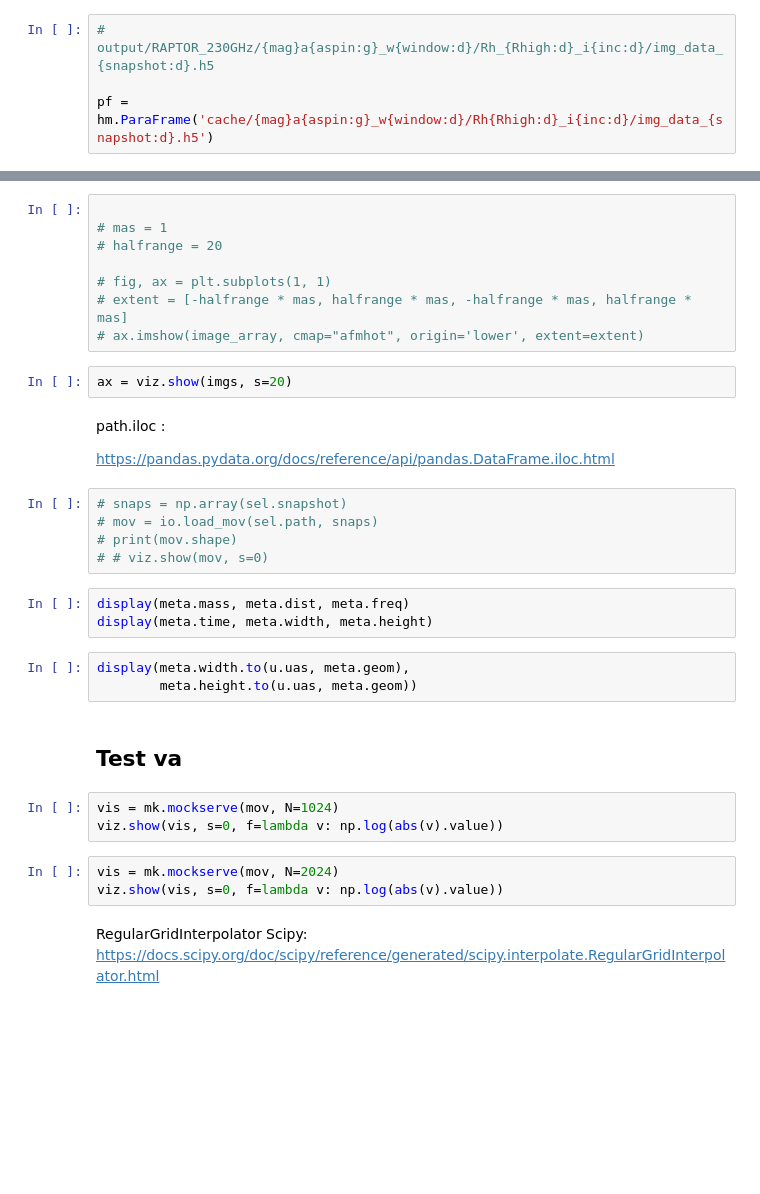
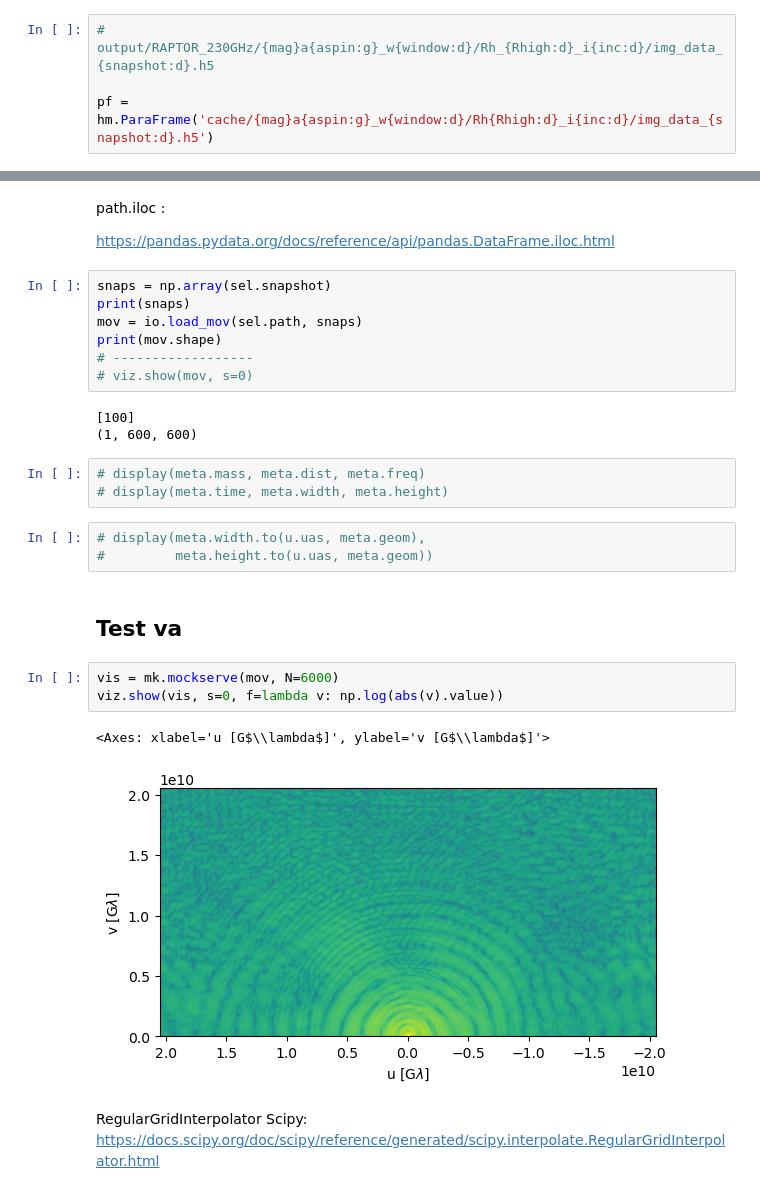
Before and after one commit to hina18201716/2017_sgra_paper5, a Jupyter notebook: RAPTOR_test.ipynb, the cells around one changed output, grey strips where cells are left out. Cells and saved outputs as stored; diff of their text form; blank space fills up the shorter version.

```diff
--- a/RAPTOR_test.ipynb
+++ b/RAPTOR_test.ipynb
@@ -59,36 +41,31 @@ NameError: name 'img' is not defined
-# %%
-
-# mas = 1
-# halfrange = 20
-
-# fig, ax = plt.subplots(1, 1)
-# extent = [-halfrange * mas, halfrange * mas, -halfrange * mas, halfrange * mas]
-# ax.imshow(image_array, cmap="afmhot", origin='lower', extent=extent)
-# %%
-ax = viz.show(imgs, s=20)
 # %% [markdown]
 path.iloc :
 
  https://pandas.pydata.org/docs/reference/api/pandas.DataFrame.iloc.html
 # %%
-# snaps = np.array(sel.snapshot)
-# mov = io.load_mov(sel.path, snaps)
-# print(mov.shape)
-# # viz.show(mov, s=0)
+snaps = np.array(sel.snapshot)
+print(snaps)
+mov = io.load_mov(sel.path, snaps)
+print(mov.shape)
+# ------------------
+# viz.show(mov, s=0)
+# %% [output]
+[100]
+(1, 600, 600)
 # %%
-display(meta.mass, meta.dist, meta.freq)
-display(meta.time, meta.width, meta.height)
+# display(meta.mass, meta.dist, meta.freq)
+# display(meta.time, meta.width, meta.height)
 # %%
-display(meta.width.to(u.uas, meta.geom),
-        meta.height.to(u.uas, meta.geom))
+# display(meta.width.to(u.uas, meta.geom),
+#         meta.height.to(u.uas, meta.geom))
 # %% [markdown]
 ## Test va
 # %%
-vis = mk.mockserve(mov, N=1024)
+vis = mk.mockserve(mov, N=6000)
 viz.show(vis, s=0, f=lambda v: np.log(abs(v).value))
+# %% [output]
+<Axes: xlabel='u [G$\\lambda$]', ylabel='v [G$\\lambda$]'>
+[figure, added]
-# %%
-vis = mk.mockserve(mov, N=2024)
-viz.show(vis, s=0, f=lambda v: np.log(abs(v).value))
 # %% [markdown]
 RegularGridInterpolator Scipy:
   https://docs.scipy.org/doc/scipy/reference/generated/scipy.interpolate.RegularGridInterpolator.html
```
Also changed, not shown: parts of 4 cells of this notebook, 6 other files.
